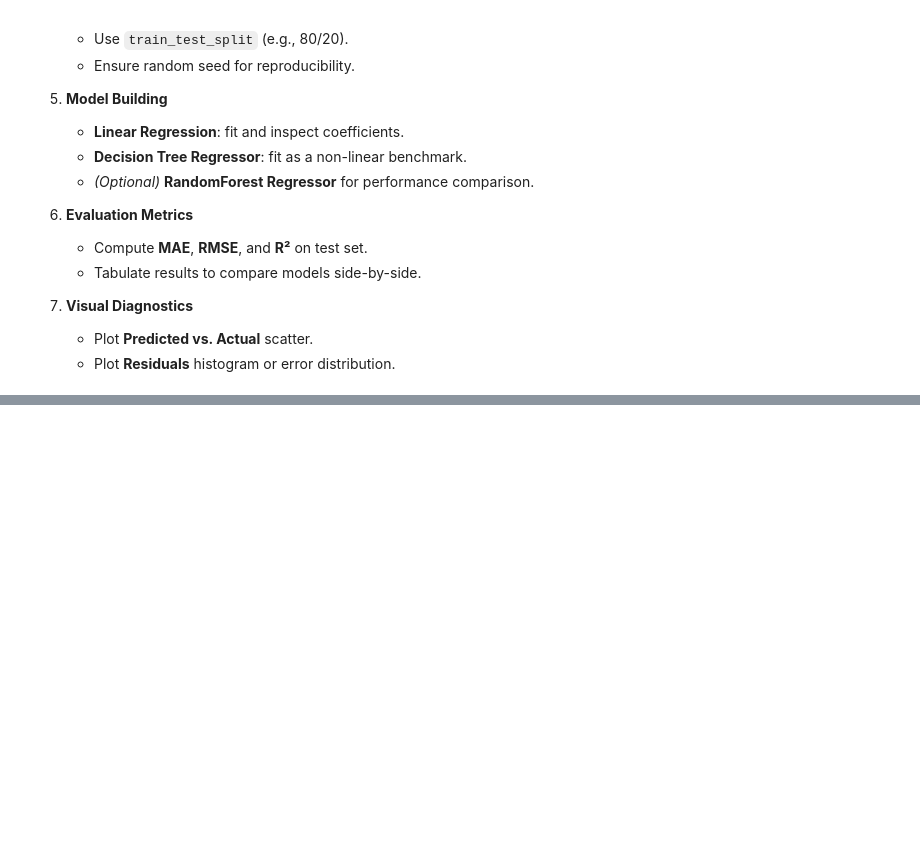
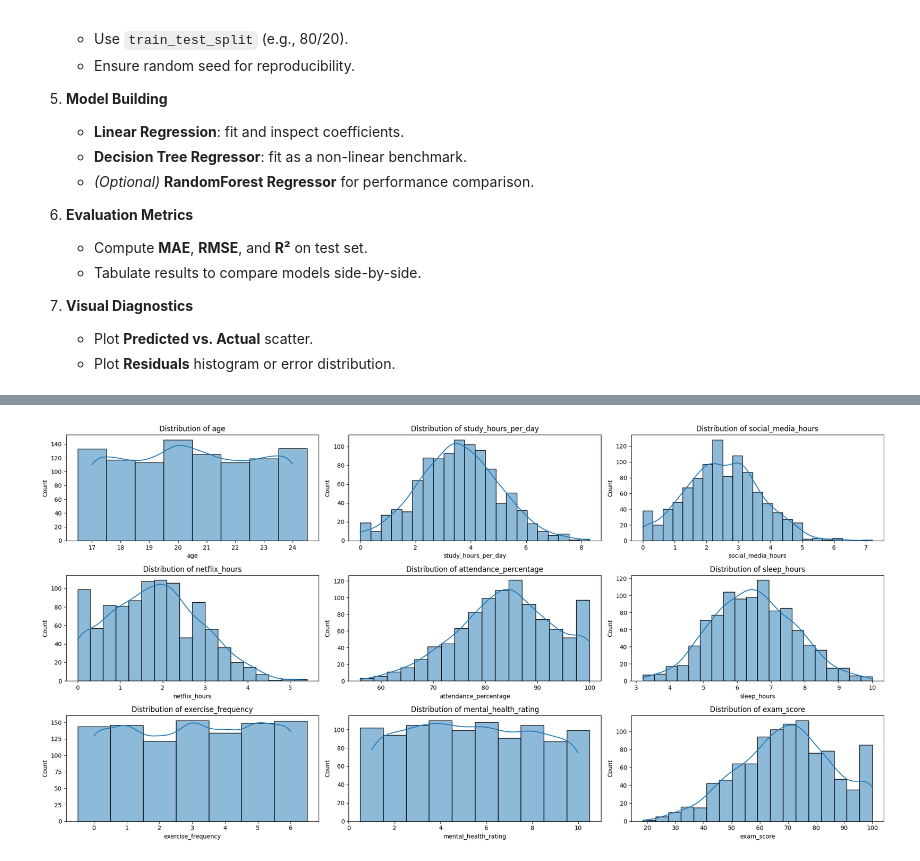
Before and after one commit to puck-arthur/data-learning, a Jupyter notebook: notebooks/week2_regression_scikit_refresher.ipynb, the cells around one changed output, grey strips where cells are left out. Drawn from its saved outputs; the diff is of its cells as text; code cells hidden in the pictures; blank space fills up the shorter version.

```diff
--- a/notebooks/week2_regression_scikit_refresher.ipynb
+++ b/notebooks/week2_regression_scikit_refresher.ipynb
@@ -34,0 +44,7 @@
+# %%
+import pandas as pd
+from matplotlib import pyplot as plt
+import seaborn as sb
+import math
+
+df_raw = pd.read_csv('/kaggle/input/student-habits-vs-academic-performance/student_habits_performance.csv')
@@ -34,0 +88,7 @@
+# %%
+# Lets see what possible values some text columns might have
+
+text_columns = ['gender', 'part_time_job', 'diet_quality', 'parental_education_level', 'internet_quality', 'extracurricular_participation']
+
+for column_name in text_columns:
+  print(df_raw[column_name].value_counts())
@@ -34,0 +113,30 @@
+# %%
+# Code to visualize the histogram of all numerical values in the dataframe
+
+numeric_columns = list(df_raw.select_dtypes(include=['float64','int64']).dtypes.items()) # Tupples in the format (column_name, dtype)
+
+num_columns = 3
+num_rows = math.ceil(len(numeric_columns) / num_columns)
+
+plt.figure(figsize=(20, 10))
+
+i = 0
+
+for column_name, dtype in numeric_columns:
+
+  discrete = (dtype == 'int64') # if is integer, discrete==True
+
+  plt.subplot(num_rows, num_columns, i + 1)
+  sb.histplot(
+      data=df_raw,
+      x=column_name,
+      kde=True,
+      discrete=discrete
+  )
+  plt.title(f'Distribution of {column_name}')
+  i+=1 # go to next item in the subplot
+
+plt.tight_layout()
+plt.show()
+# %% [output]
+[figure, added]
```
Also changed, not shown: parts of 10 cells of this notebook.
